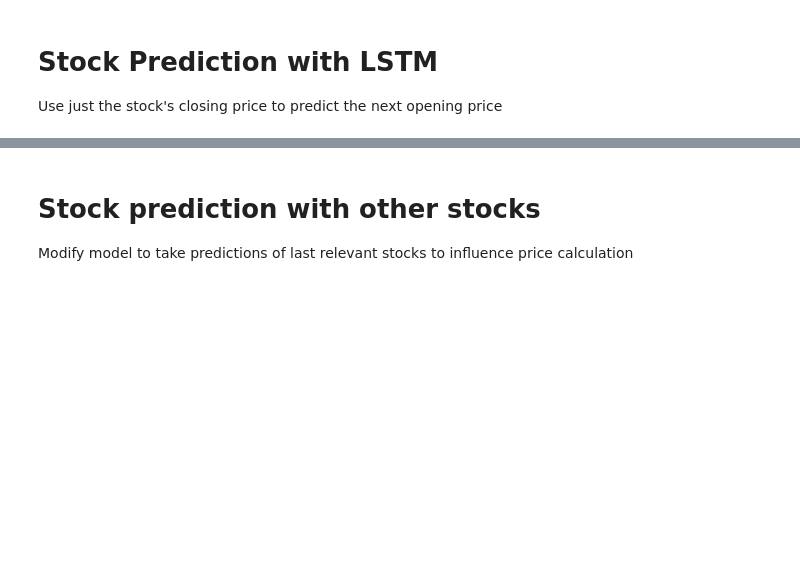
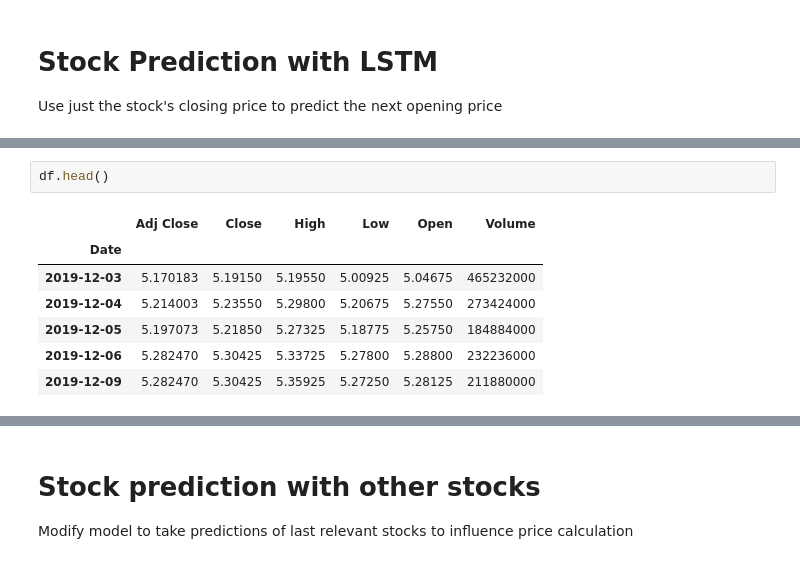
Before and after one commit to Kestrel86/Stock_Analysis, a Jupyter notebook: stock_analysis.ipynb, the cells around one changed output, grey strips where cells are left out. Saved outputs shown, nothing was run; the diff lists cells and outputs as text; blank space fills up the shorter version.

```diff
--- a/stock_analysis.ipynb
+++ b/stock_analysis.ipynb
@@ -41,3 +61,13 @@ Use just the stock's closing price to predict the next opening price
+# %%
+df.head()
+# %% [output]
+|  | Adj Close | Close | High | Low | Open | Volume |
+| Date |  |  |  |  |  |  |
+| 2019-12-03 | 5.170183 | 5.19150 | 5.19550 | 5.00925 | 5.04675 | 465232000 |
+| 2019-12-04 | 5.214003 | 5.23550 | 5.29800 | 5.20675 | 5.27550 | 273424000 |
+| 2019-12-05 | 5.197073 | 5.21850 | 5.27325 | 5.18775 | 5.25750 | 184884000 |
+| 2019-12-06 | 5.282470 | 5.30425 | 5.33725 | 5.27800 | 5.28800 | 232236000 |
+| 2019-12-09 | 5.282470 | 5.30425 | 5.35925 | 5.27250 | 5.28125 | 211880000 |
 # %%
 def preprocess_data(stock_symbol, epochs=100, batch_size=32, window_size=60):
     # Fetch data
```
Also changed, not shown: parts of 15 cells of this notebook.
